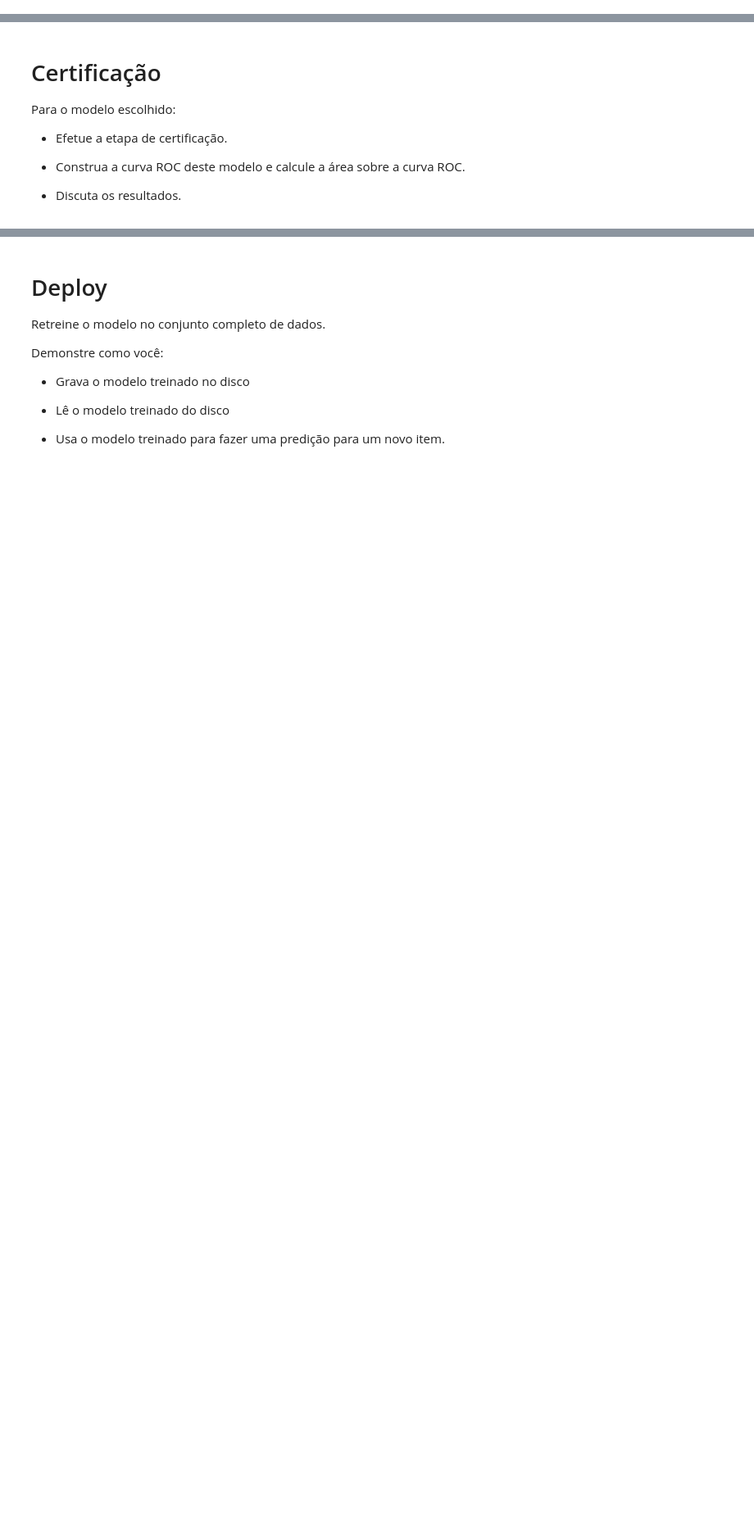
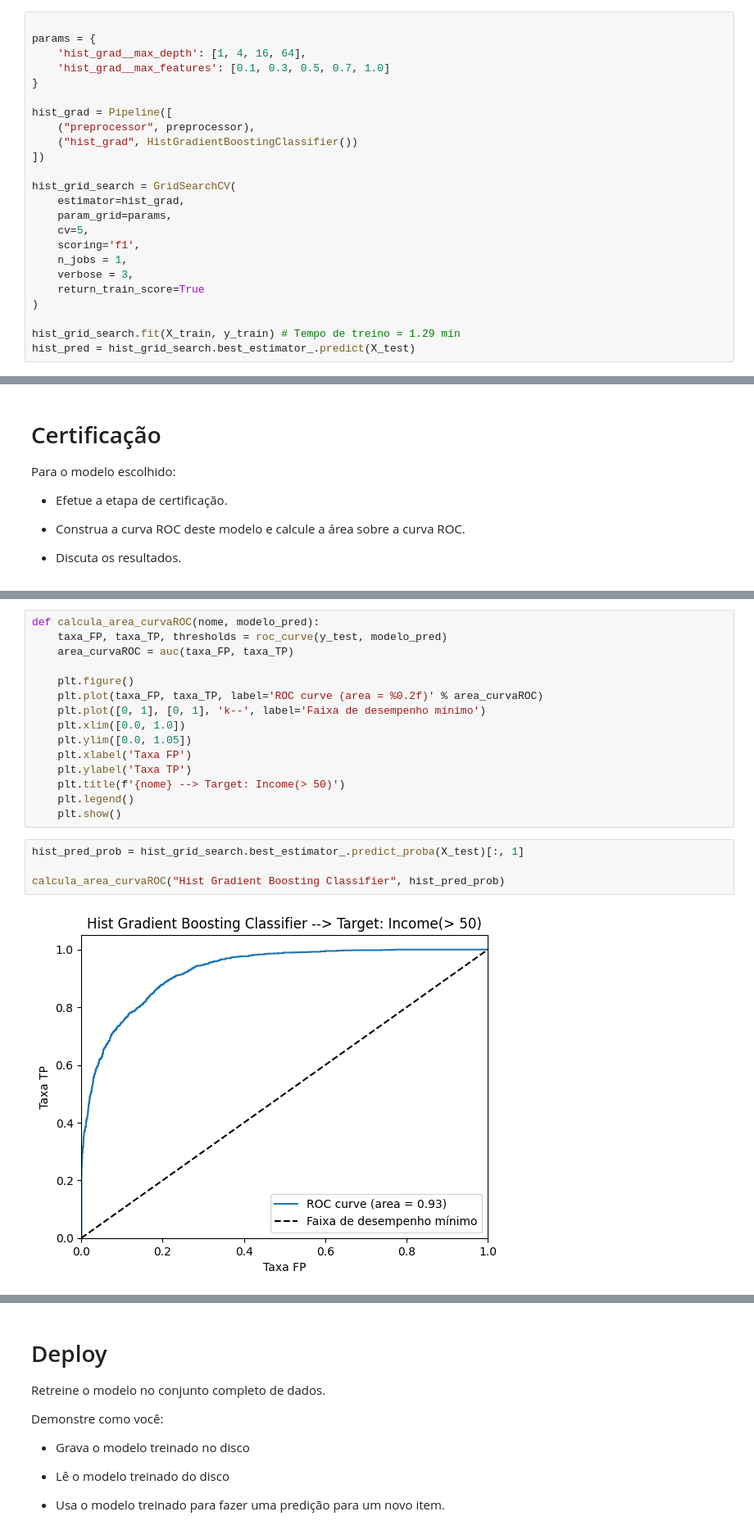
Before and after one commit to DanielJuhoKim/projeto-ML-analise-modelo, a Jupyter notebook: 02_modelagem.ipynb, the cells around one changed output, grey strips where cells are left out. Shown: that part at 82% size. Saved outputs shown, nothing was run; the diff lists cells and outputs as text; blank space fills up the shorter version.

Commit message:
Construção/treino dos modelos e desenho da Curva ROC/área terminada

```diff
--- a/02_modelagem.ipynb
+++ b/02_modelagem.ipynb
@@ -40,0 +268,24 @@ Construa pipelines adequadas, e use o `sklearn.model_selection.GridSearchCV` par
+# %%
+
+params = {
+    'hist_grad__max_depth': [1, 4, 16, 64],
+    'hist_grad__max_features': [0.1, 0.3, 0.5, 0.7, 1.0]
+}
+
+hist_grad = Pipeline([
+    ("preprocessor", preprocessor),
+    ("hist_grad", HistGradientBoostingClassifier())
+])
+
+hist_grid_search = GridSearchCV(
+    estimator=hist_grad,
+    param_grid=params,
+    cv=5,
+    scoring='f1',
+    n_jobs = 1,
+    verbose = 3,
+    return_train_score=True
+)
+
+hist_grid_search.fit(X_train, y_train) # Tempo de treino = 1.29 min
+hist_pred = hist_grid_search.best_estimator_.predict(X_test)
@@ -50,0 +380,21 @@ Para o modelo escolhido:
+# %%
+def calcula_area_curvaROC(nome, modelo_pred):
+    taxa_FP, taxa_TP, thresholds = roc_curve(y_test, modelo_pred)
+    area_curvaROC = auc(taxa_FP, taxa_TP)
+
+    plt.figure()
+    plt.plot(taxa_FP, taxa_TP, label='ROC curve (area = %0.2f)' % area_curvaROC)
+    plt.plot([0, 1], [0, 1], 'k--', label='Faixa de desempenho mínimo')
+    plt.xlim([0.0, 1.0])
+    plt.ylim([0.0, 1.05])
+    plt.xlabel('Taxa FP')
+    plt.ylabel('Taxa TP')
+    plt.title(f'{nome} --> Target: Income(> 50)')
+    plt.legend()
+    plt.show()
+# %%
+hist_pred_prob = hist_grid_search.best_estimator_.predict_proba(X_test)[:, 1]
+
+calcula_area_curvaROC("Hist Gradient Boosting Classifier", hist_pred_prob)
+# %% [output]
+[figure, added]
```
Also changed, not shown: parts of 21 cells of this notebook, 2 other files.
